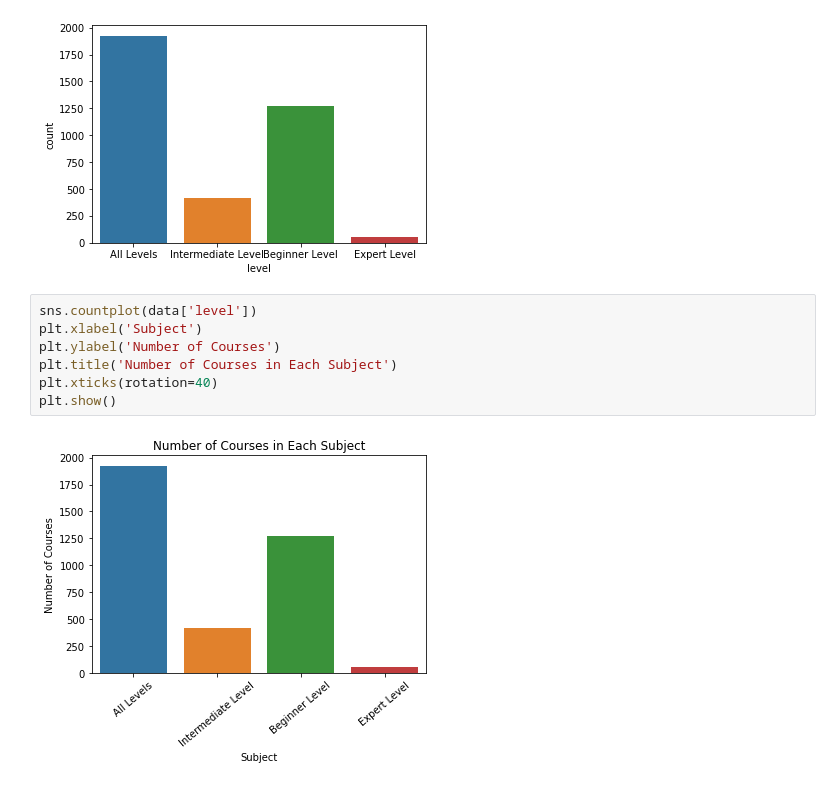
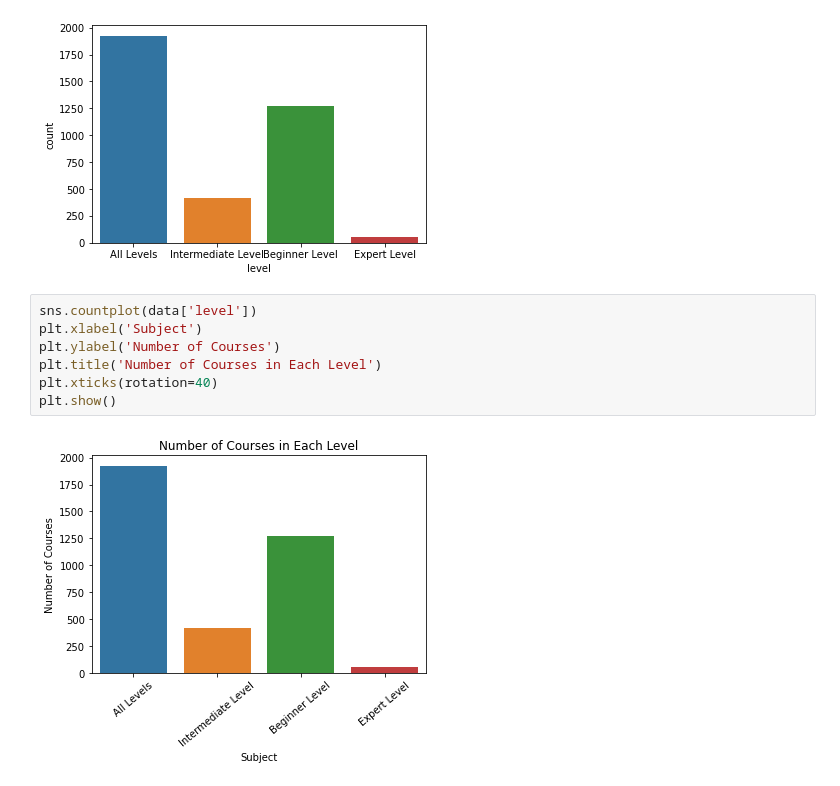
Before and after one commit to Dharmil4602/data-science-projects, a Jupyter notebook: Udemy-Courses/udemy_courses.ipynb, the cells around one changed output. Cells and saved outputs as stored; diff of their text form.

```diff
--- a/Udemy-Courses/udemy_courses.ipynb
+++ b/Udemy-Courses/udemy_courses.ipynb
@@ -135,9 +135,9 @@ sns.countplot(data['level'])
 # %%
 sns.countplot(data['level'])
 plt.xlabel('Subject')
 plt.ylabel('Number of Courses')
-plt.title('Number of Courses in Each Subject')
+plt.title('Number of Courses in Each Level')
 plt.xticks(rotation=40)
 plt.show()
 # %% [output]
-[figure, old version]
+[figure, new version]
```
